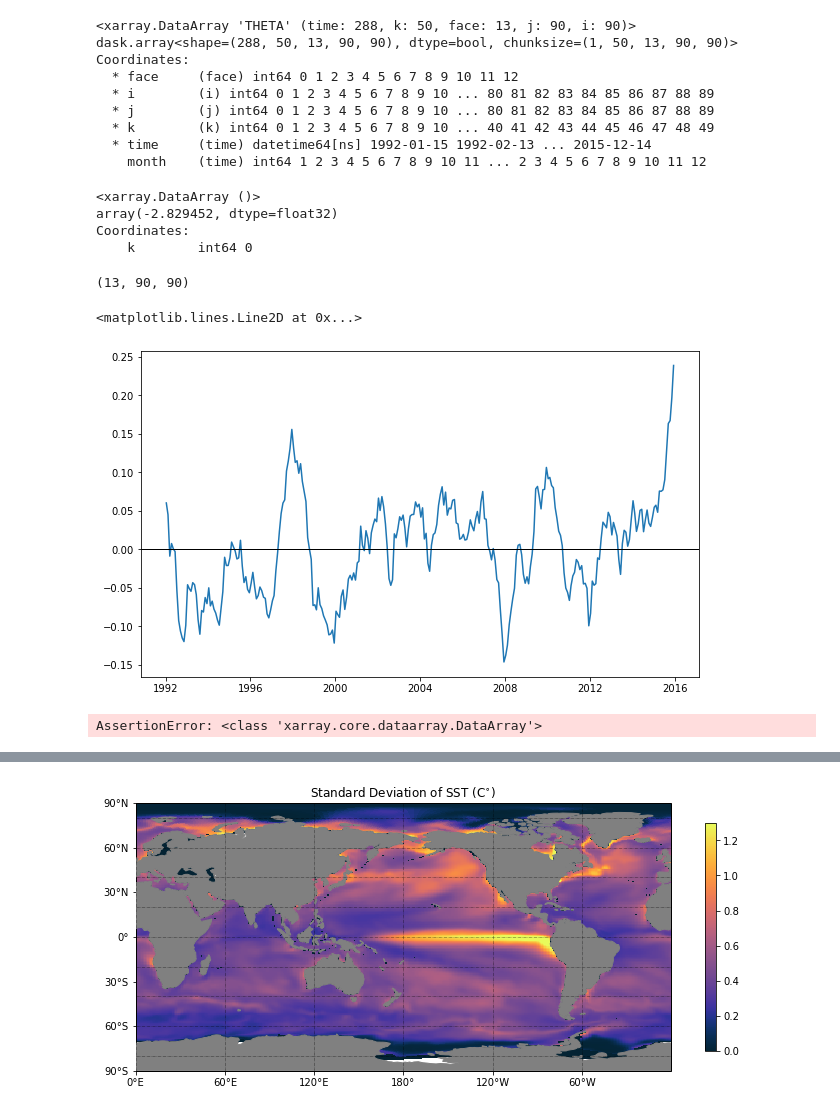
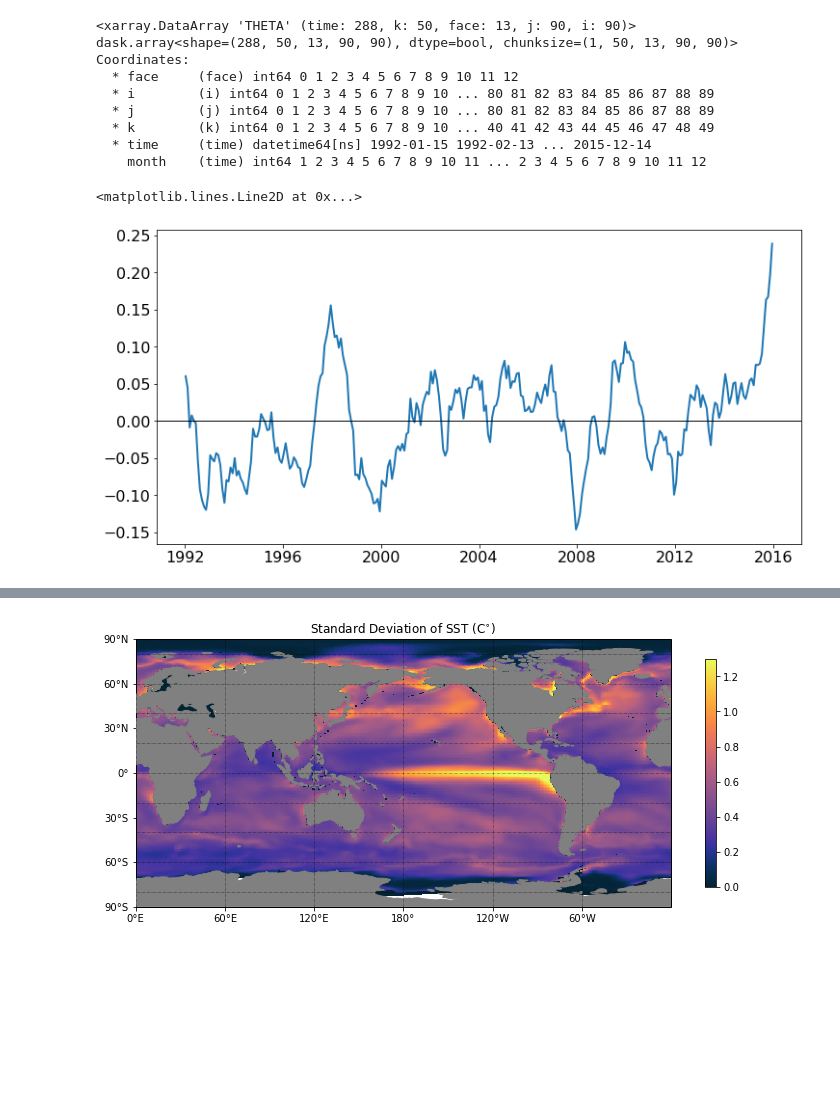
Before and after one commit to cpatrizio88/pangeo_ECCO, a Jupyter notebook: test_ecco.ipynb, the cells around one changed output, grey strips where cells are left out. Saved outputs shown, nothing was run; the diff lists cells and outputs as text; code cells hidden in the pictures; blank space fills up the shorter version.

```diff
--- a/test_ecco.ipynb
+++ b/test_ecco.ipynb
@@ -11,6 +12,17 @@ from matplotlib import pyplot as plt
 %matplotlib inline
 # %%
 import cmocean
+# %%
+matplotlib.rcParams.update({'font.size': 20})
+matplotlib.rcParams.update({'axes.titlesize': 22})
+matplotlib.rcParams.update({'figure.figsize': (10,8)})
+matplotlib.rcParams.update({'lines.linewidth': 2})
+matplotlib.rcParams.update({'legend.fontsize': 18})
+matplotlib.rcParams.update({'mathtext.fontset': 'cm'})
+matplotlib.rcParams.update({'ytick.major.size': 3})
+matplotlib.rcParams.update({'axes.labelsize': 16})
+matplotlib.rcParams.update({'ytick.labelsize': 16})
+matplotlib.rcParams.update({'xtick.labelsize': 16})
 # %% [markdown]
 ## Load the data
 
@@ -432,24 +448,15 @@ areas = coords['rA']
 globearea = areas.sum()
 weights = areas/globearea
 sst_anom = theta_anom.isel(k=0)
-sst_base = sst_anom.sel(time=slice('1992-01-15','2000-01-15'))
+sst_globmean = (weights*sst_anom).sum(dim=('face','i','j')).load()
+#sst_base = sst_anom.sel(time=slice('1992-01-15','2000-01-15'))
 #sst_globmean_base = (weights*sst_base).sum().load()
 #sst_globmean_base #Why is this zero? FIX.
-# %% [output]
-<xarray.DataArray ()>
-array(-2.829452, dtype=float32)
-Coordinates:
-    k        int64 0
-# %%
-weights.shape
-# %% [output]
-(13, 90, 90)
 # %%
-sst_globmean = (weights*sst_anom).sum(dim=('face','i','j')).load()
-plt.figure(figsize=(10,6))
+plt.figure(figsize=(12,6))
 plt.plot(sst_anom.time, sst_globmean)
 plt.axhline(0,color='k',linewidth=1)
 # %% [output]
 <matplotlib.lines.Line2D at 0x...>
-[figure, old version]
+[figure, new version]
 # %%
@@ -463,10 +473 @@ times = coords['time']
-# %%
-
-times = coords['time']
-years = pd.to_datetime(times).year
-years
-#tstart=times.values[0].year
-#tend=times.values[-1].year
-# %% [output]
-AssertionError: <class 'xarray.core.dataarray.DataArray'>
 # %%
```
Also changed, not shown: parts of 15 cells of this notebook, 2 other files.
